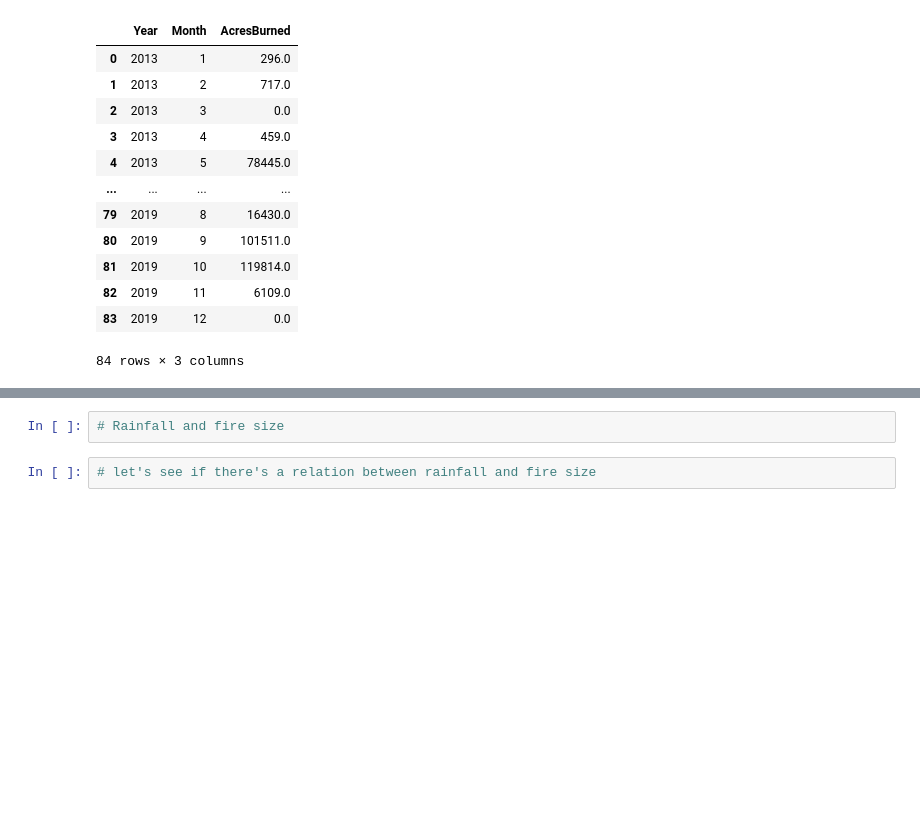
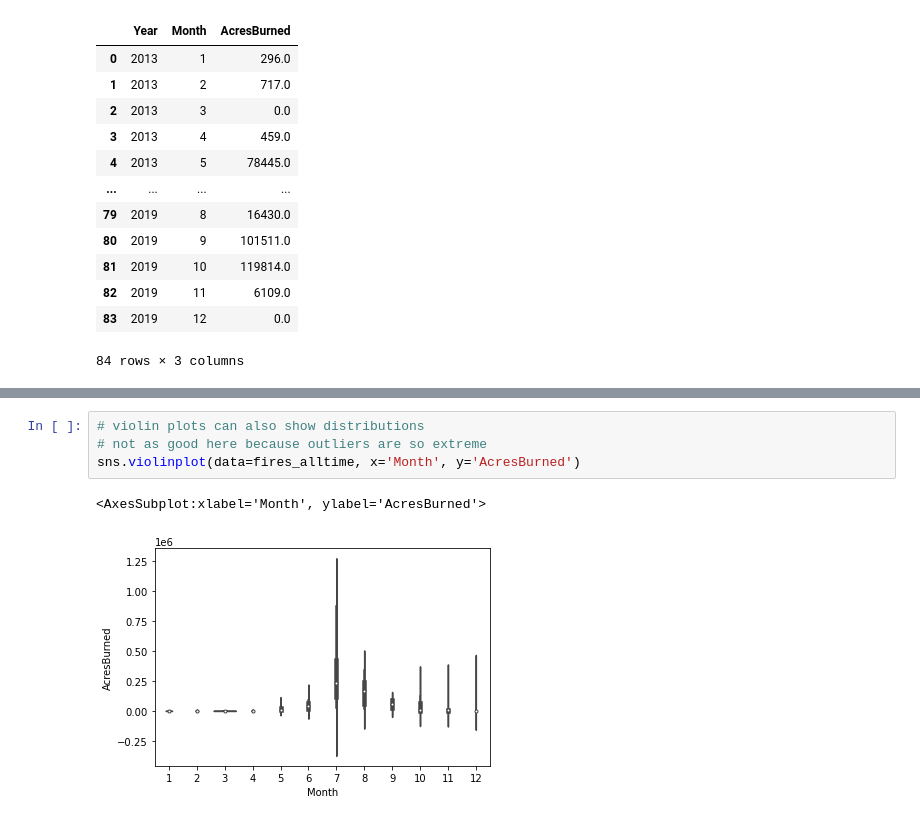
Before and after one commit to stanford-mse-125/demos, a Jupyter notebook: fires.ipynb, the cells around one changed output, grey strips where cells are left out. Saved outputs shown, nothing was run; the diff lists cells and outputs as text; blank space fills up the shorter version.

```diff
--- a/fires.ipynb
+++ b/fires.ipynb
@@ -408,4 +418,7 @@ sns.boxplot(data=fires_alltime, x='Month', y='AcresBurned')
-# %%
-# Rainfall and fire size
-# %%
-# let's see if there's a relation between rainfall and fire size
+# %%
+# violin plots can also show distributions
+# not as good here because outliers are so extreme
+sns.violinplot(data=fires_alltime, x='Month', y='AcresBurned')
+# %% [output]
+<AxesSubplot:xlabel='Month', ylabel='AcresBurned'>
+[figure, added]
```
Also changed, not shown: parts of 15 cells of this notebook, 4 other files.
